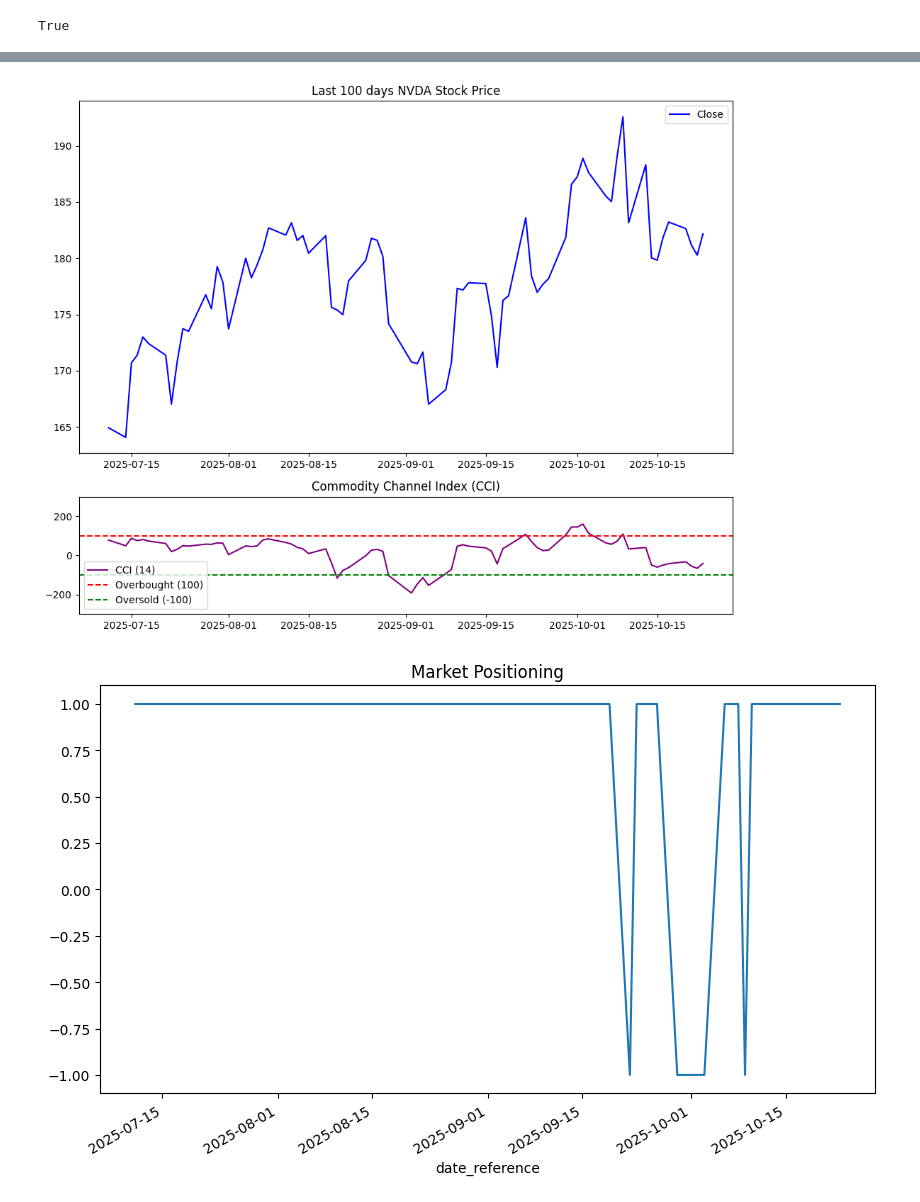
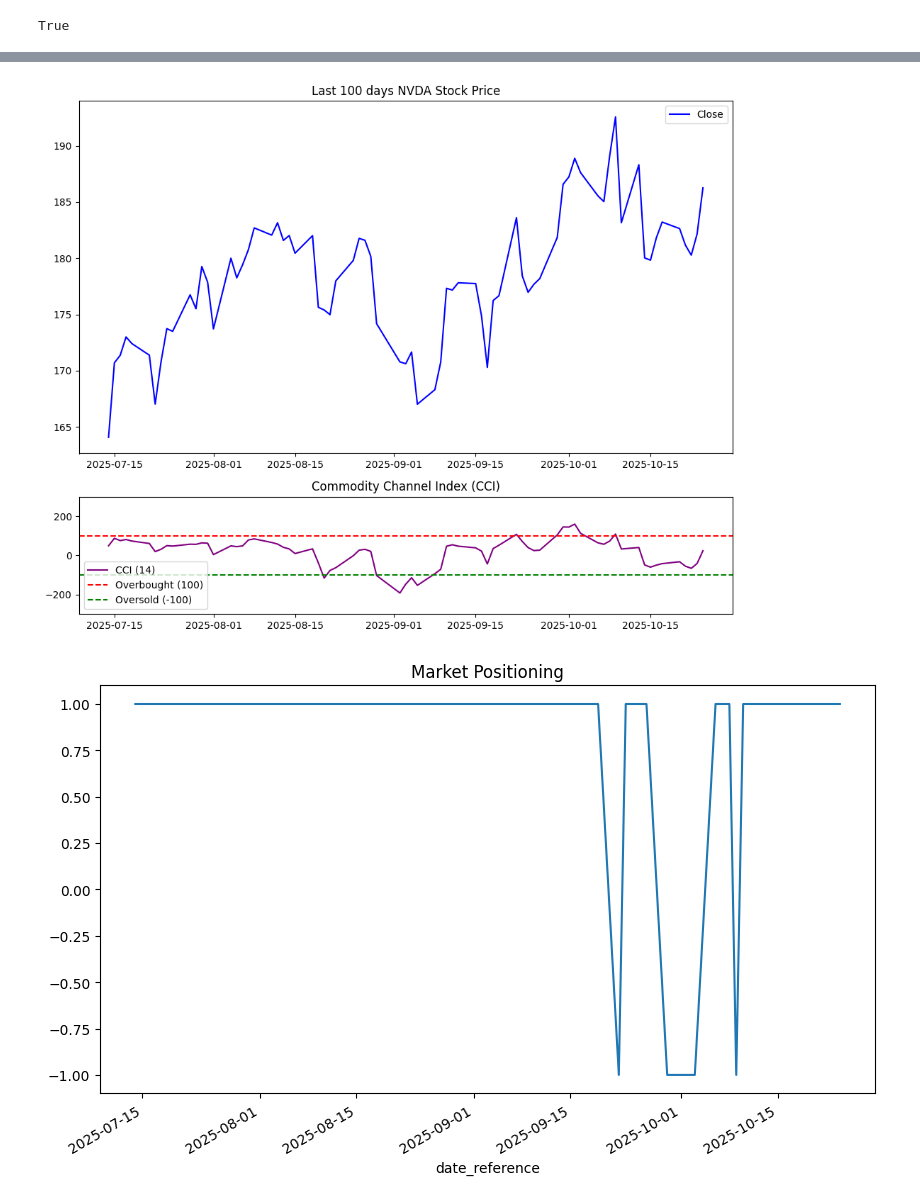
Before and after one commit to bsantanna/quant-agents, a Jupyter notebook: notebooks/07_backtest_stocks_interday_cci.ipynb, the cells around one changed output, grey strips where cells are left out. Cells and saved outputs as stored; diff of their text form; code cells hidden in the pictures.

```diff
--- a/notebooks/07_backtest_stocks_interday_cci.ipynb
+++ b/notebooks/07_backtest_stocks_interday_cci.ipynb
@@ -21,26 +22,9 @@ ticker="NVDA"
 df_eod = ed.DataFrame(es, es_index_pattern="quant-agents_stocks-eod_*")
 df_eod = df_eod[(df_eod.key_ticker == ticker)]
 df_cci = ed.eland_to_pandas(df_eod).sort_values(by='date_reference', ascending=True).tail(100).set_index('date_reference')
+
+period = 14
+df_cci, df_crossovers = get_cci(df_cci, period)
-# %%
-# Reference: https://www.fmlabs.com/reference/default.htm?url=CCI.htm
-period = 14
-constant = 0.015
-
-# Calculate Typical Price (TP)
-df_cci['tp'] = (df_cci['val_high'] + df_cci['val_low'] + df_cci['val_close']) / 3
-
-# Calculate ATP (Simple Moving Average of TP)
-df_cci['atp'] = df_cci['tp'].rolling(window=period).mean()
-
-# Calculate Mean Deviation (MD)
-df_cci['dev'] = abs(df_cci['tp'] - df_cci['atp'])
-df_cci['md'] = df_cci['dev'].rolling(window=period).mean()
-
-# Calculate CCI
-df_cci['cci'] = (df_cci['tp'] - df_cci['atp']) / (constant * df_cci['md'])
-
-# Drop NaN rows (due to rolling windows)
-df_cci.dropna(inplace=True)
 # %%
 df_cci.tail()
 # %% [output]
@@ -70,14 +54,13 @@ axs[1].set_ylim(-300, 300)  # Adjust for typical CCI range visibility
 plt.tight_layout()
 plt.show()
 # %% [output]
-[figure, old version]
+[figure, new version]
 # %%
-df_cci['position'] = np.where(df_cci['cci'] < -100, 1, np.where(df_cci['cci'] > 100, -1, 1))
 df_cci['position'].plot(
     ylim=[-1.1, 1.1],
     title='Market Positioning',
     figsize=(10, 6)
 );
 # %% [output]
-[figure, old version]
+[figure, new version]
 # %%
```
Also changed, not shown: parts of 6 cells of this notebook, 3 other files.
